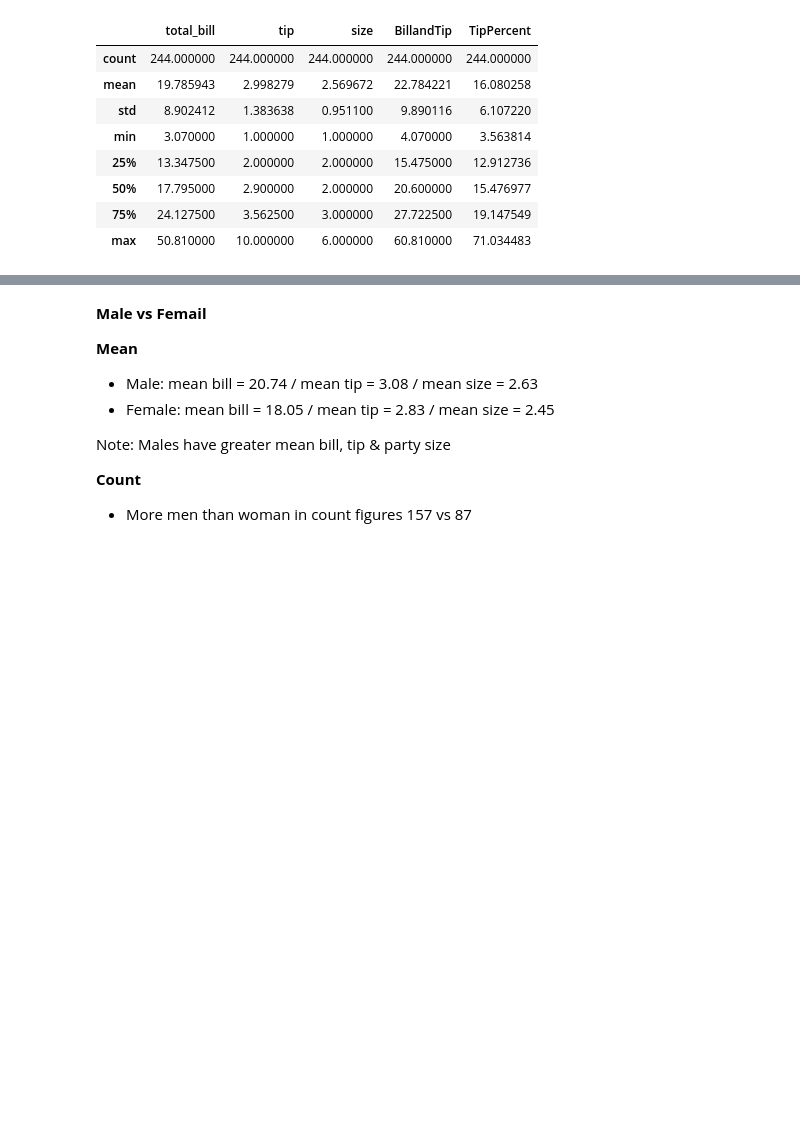
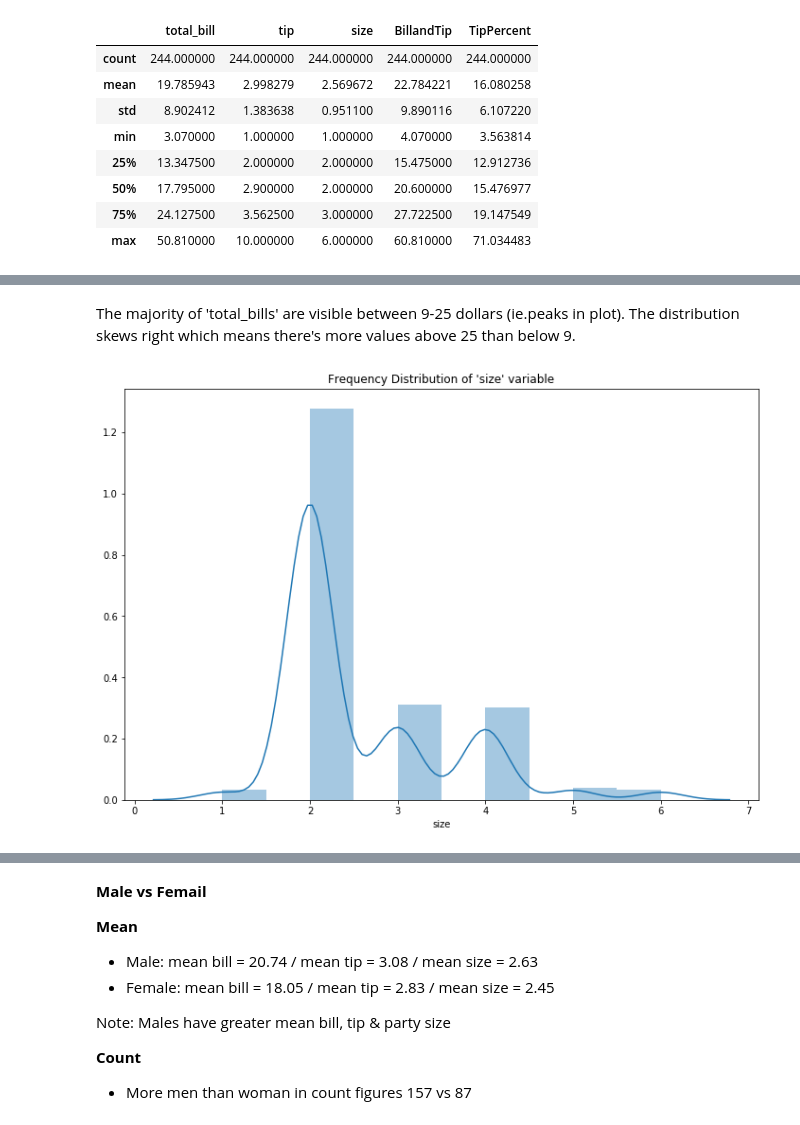
Before and after one commit to edelcorcoran/FDA-Project, a Jupyter notebook: Tips.ipynb, the cells around one changed output, grey strips where cells are left out. Saved outputs shown, nothing was run; the diff lists cells and outputs as text; code cells hidden in the pictures; blank space fills up the shorter version.

```diff
--- a/Tips.ipynb
+++ b/Tips.ipynb
@@ -318,0 +346,10 @@ df[['total_bill','tip']]
+# %% [markdown]
+The majority of 'total_bills' are visible between 9-25 dollars (ie.peaks in plot). The distribution skews right which means there's more values above 25 than below 9.
+# %%
+#Alter size of plot/figure
+fig=plt.figure(figsize=(12, 8))
+#Histogram to illustrate frequency distribution of party 'size' with gaussian kernel density estimate ("kde=True")
+sns.distplot(tips['size'], kde=True, bins=10).set_title("Frequency Distribution of 'size' variable");
+plt.show()
+# %% [output]
+[figure, added]
```
Also changed, not shown: parts of 33 cells of this notebook.
